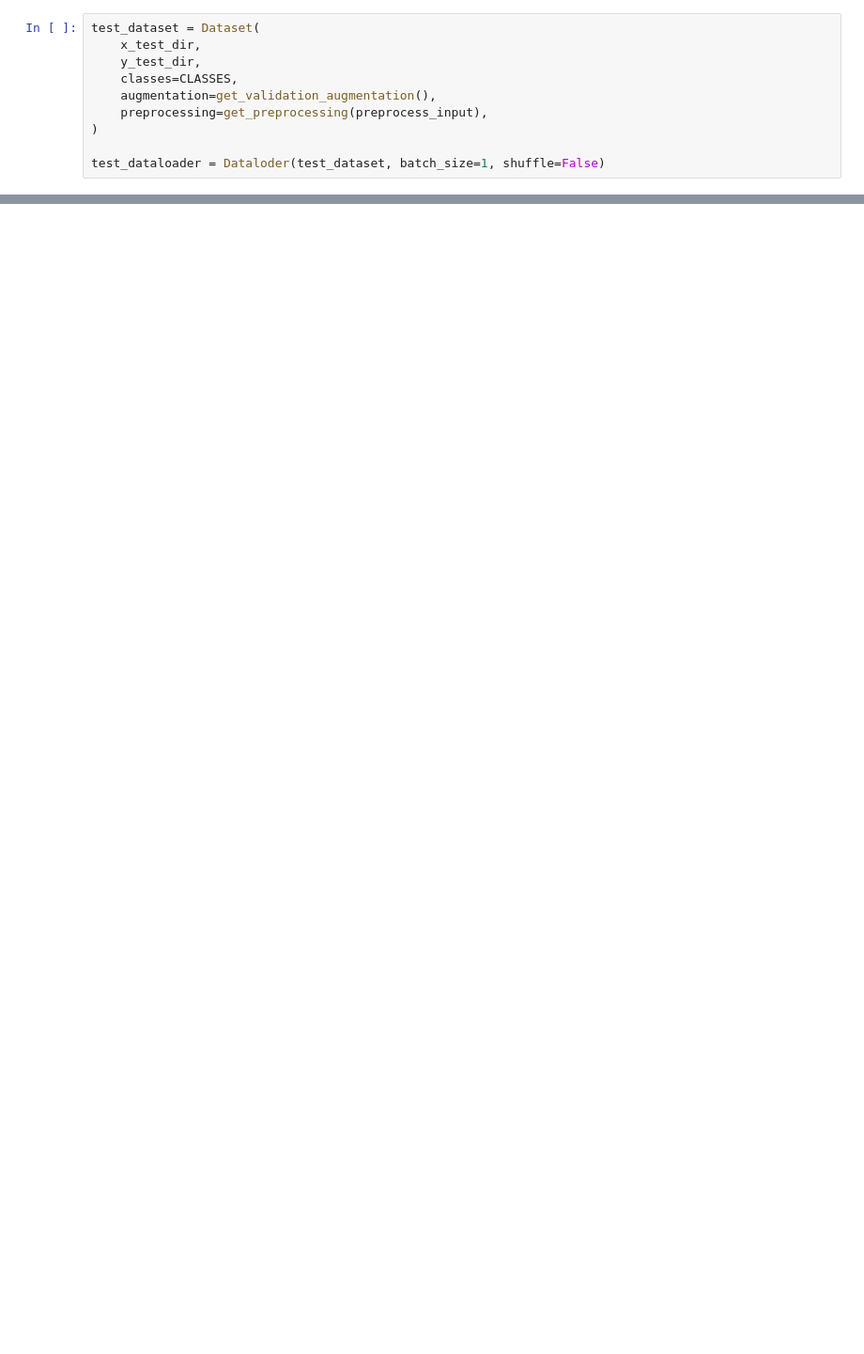
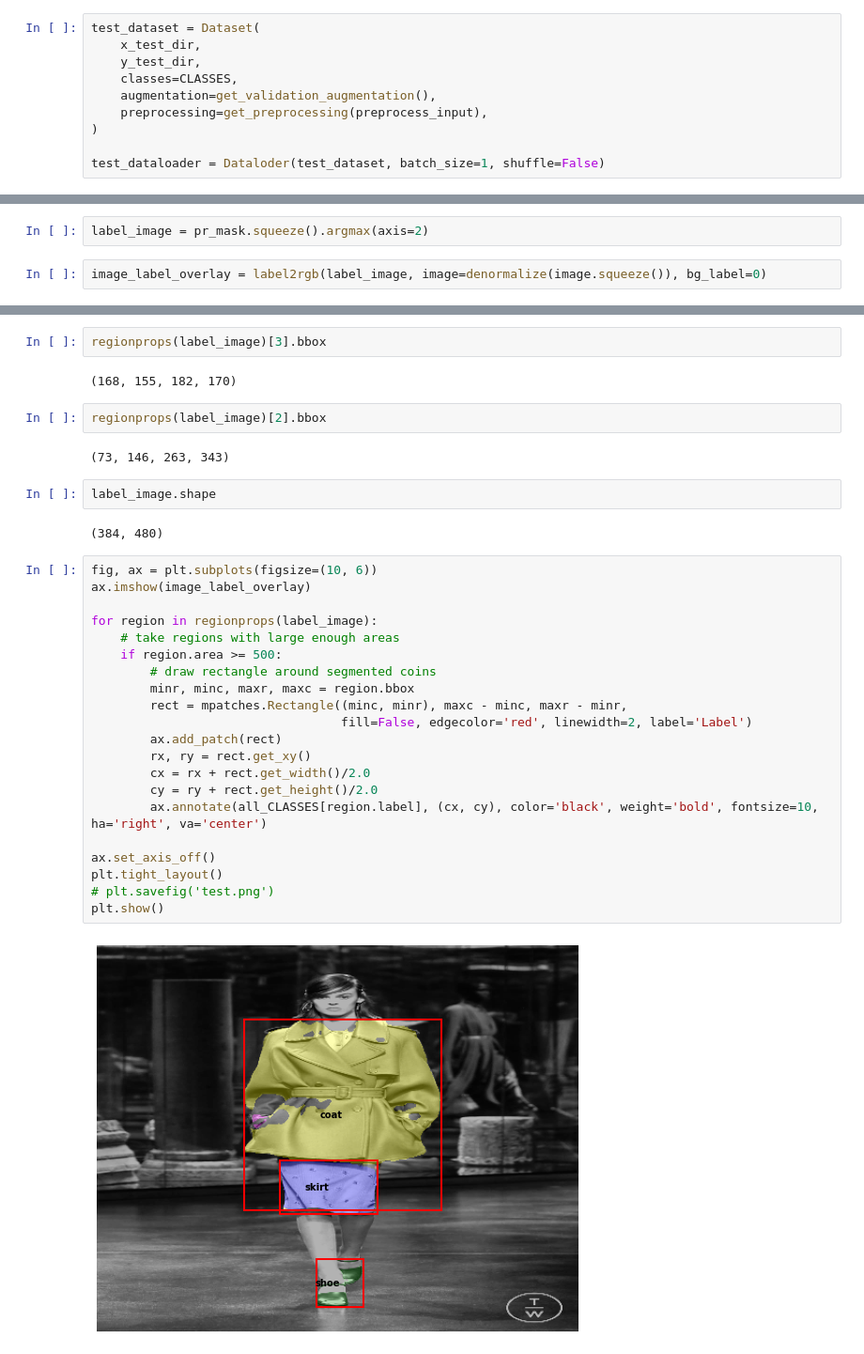
Before and after one commit to andriiMansuete/clothes_segmentation, a Jupyter notebook: train_multiclass.ipynb, the cells around one changed output, grey strips where cells are left out. Shown at 94% size. Cells and saved outputs as stored; diff of their text form; blank space fills up the shorter version.

```diff
--- a/train_multiclass.ipynb
+++ b/train_multiclass.ipynb
@@ -522,3 +667,7 @@ dtype: int64
+# %%
+label_image = pr_mask.squeeze().argmax(axis=2)
+# %%
+image_label_overlay = label2rgb(label_image, image=denormalize(image.squeeze()), bg_label=0)
 # %%
 plt.imshow(image_label_overlay)
 # %% [output]
@@ -570,0 +676,35 @@ plt.show()
+# %%
+regionprops(label_image)[3].bbox
+# %% [output]
+(168, 155, 182, 170)
+# %%
+regionprops(label_image)[2].bbox
+# %% [output]
+(73, 146, 263, 343)
+# %%
+label_image.shape
+# %% [output]
+(384, 480)
+# %%
+fig, ax = plt.subplots(figsize=(10, 6))
+ax.imshow(image_label_overlay)
+
+for region in regionprops(label_image):
+    # take regions with large enough areas
+    if region.area >= 500:
+        # draw rectangle around segmented coins
+        minr, minc, maxr, maxc = region.bbox
+        rect = mpatches.Rectangle((minc, minr), maxc - minc, maxr - minr,
+                                  fill=False, edgecolor='red', linewidth=2, label='Label')
+        ax.add_patch(rect)
+        rx, ry = rect.get_xy()
+        cx = rx + rect.get_width()/2.0
+        cy = ry + rect.get_height()/2.0
+        ax.annotate(all_CLASSES[region.label], (cx, cy), color='black', weight='bold', fontsize=10, ha='right', va='center')
+
+ax.set_axis_off()
+plt.tight_layout()
+# plt.savefig('test.png')
+plt.show()
+# %% [output]
+[figure, added]
```
Also changed, not shown: parts of 33 cells of this notebook, 9 other files.
